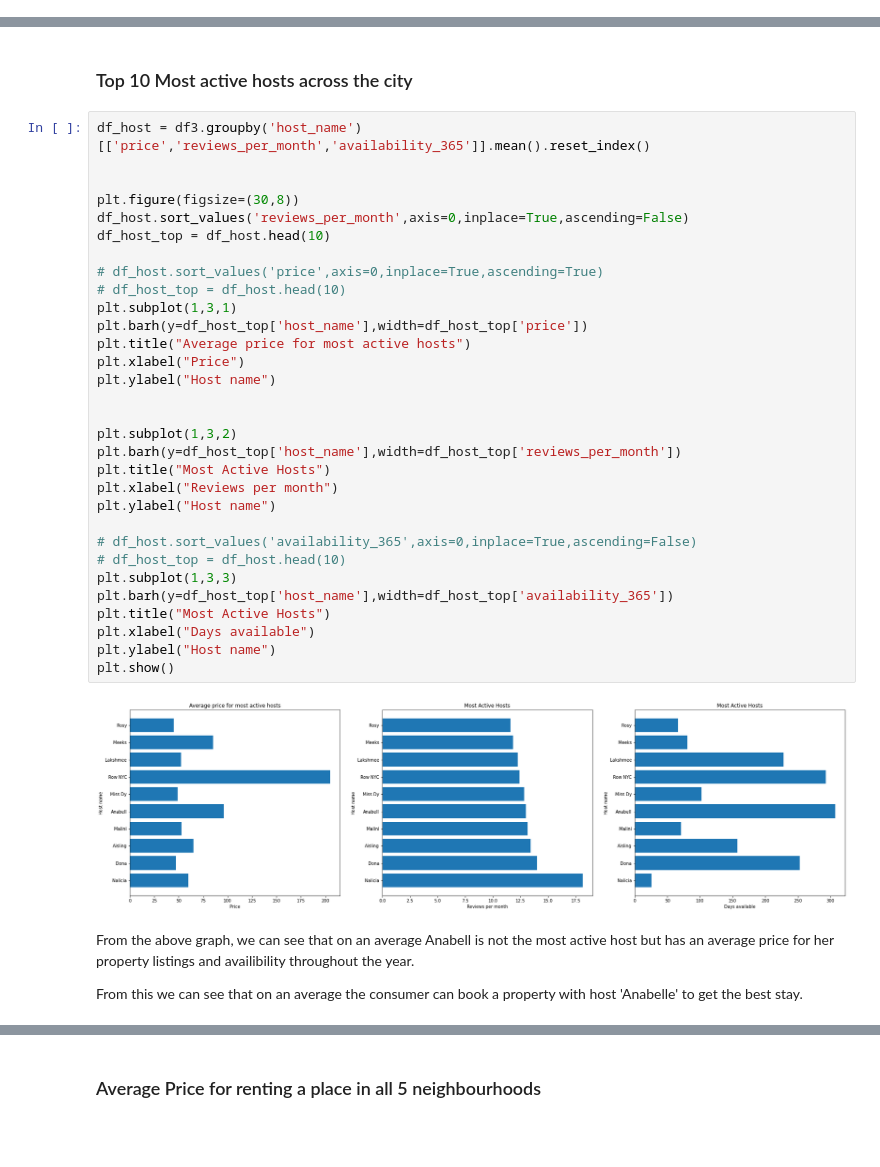
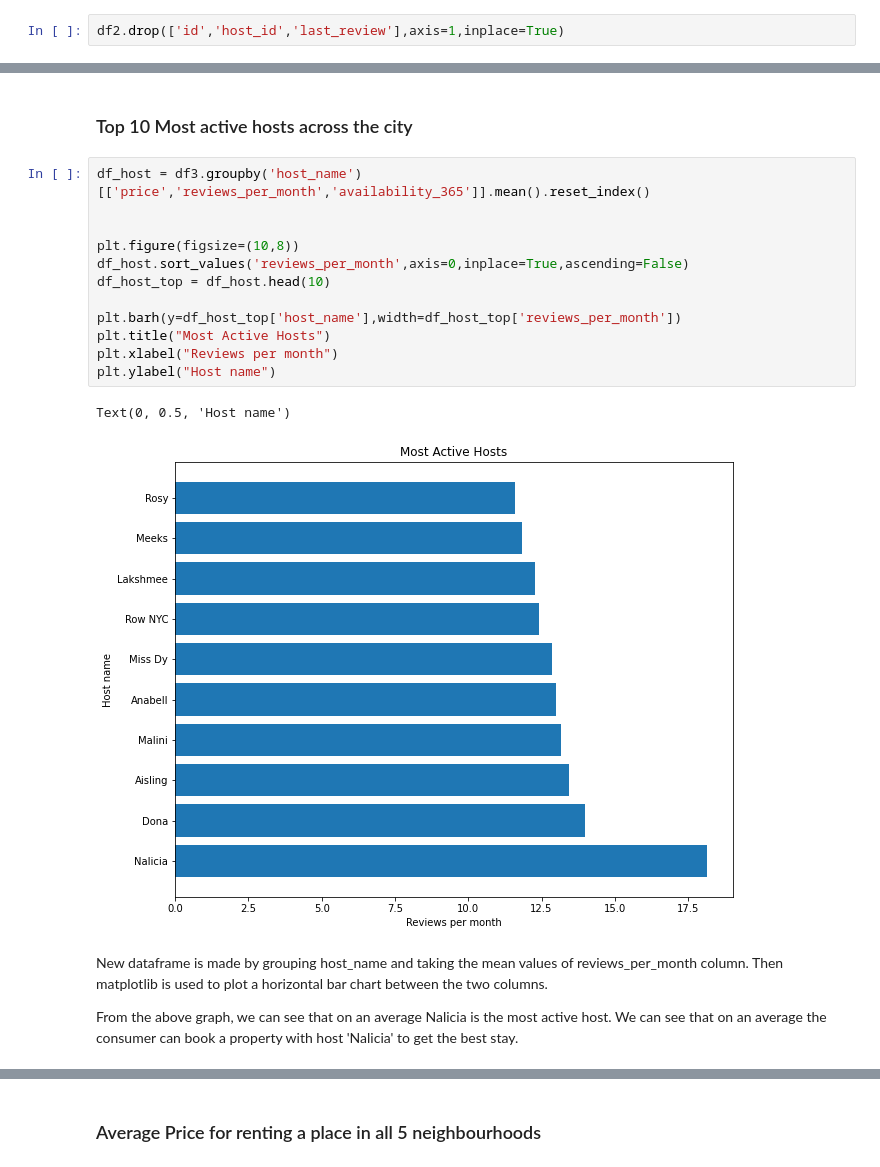
Before and after one commit to sidpatondikar/CAPSTONE-Airbnb-Booking-Analysis-Siddharth-Patondikar, a Jupyter notebook: Individual_notebook.ipynb, the cells around one changed output, grey strips where cells are left out. Drawn from its saved outputs; the diff is of its cells as text; blank space fills up the shorter version.

```diff
--- a/Individual_notebook.ipynb
+++ b/Individual_notebook.ipynb
@@ -179,3 +193,5 @@ df2.shape
+# %%
+df2.drop(['id','host_id','last_review'],axis=1,inplace=True)
 # %%
 df2.isnull().sum()
 # %% [output]
@@ -373,40 +413,22 @@ df3.head()
 # %%
 df_host = df3.groupby('host_name')[['price','reviews_per_month','availability_365']].mean().reset_index()
 
 
-plt.figure(figsize=(30,8))
+plt.figure(figsize=(10,8))
 df_host.sort_values('reviews_per_month',axis=0,inplace=True,ascending=False)
 df_host_top = df_host.head(10)
 
-# df_host.sort_values('price',axis=0,inplace=True,ascending=True)
-# df_host_top = df_host.head(10)
-plt.subplot(1,3,1)
-plt.barh(y=df_host_top['host_name'],width=df_host_top['price'])
-plt.title("Average price for most active hosts")
-plt.xlabel("Price")
-plt.ylabel("Host name")
-
-
-plt.subplot(1,3,2)
 plt.barh(y=df_host_top['host_name'],width=df_host_top['reviews_per_month'])
 plt.title("Most Active Hosts")
 plt.xlabel("Reviews per month")
 plt.ylabel("Host name")
-
-# df_host.sort_values('availability_365',axis=0,inplace=True,ascending=False)
-# df_host_top = df_host.head(10)
-plt.subplot(1,3,3)
-plt.barh(y=df_host_top['host_name'],width=df_host_top['availability_365'])
-plt.title("Most Active Hosts")
-plt.xlabel("Days available")
-plt.ylabel("Host name")
-plt.show()
 # %% [output]
+Text(0, 0.5, 'Host name')
-[figure, old version]
+[figure, new version]
 # %% [markdown]
-From the above graph, we can see that on an average Anabell is not the most active host but has an average price for her property listings and availibility throughout the year.
+New dataframe is made by grouping host_name and taking the mean values of reviews_per_month column. Then matplotlib is used to plot a horizontal bar chart between the two columns.
 
-From this we can see that on an average the consumer can book a property with host 'Anabelle' to get the best stay.
+From the above graph, we can see that on an average Nalicia is the most active host. We can see that on an average the consumer can book a property with host 'Nalicia' to get the best stay.
 # %%
 df3.head()
 # %% [output]
```
Also changed, not shown: parts of 45 cells of this notebook.
